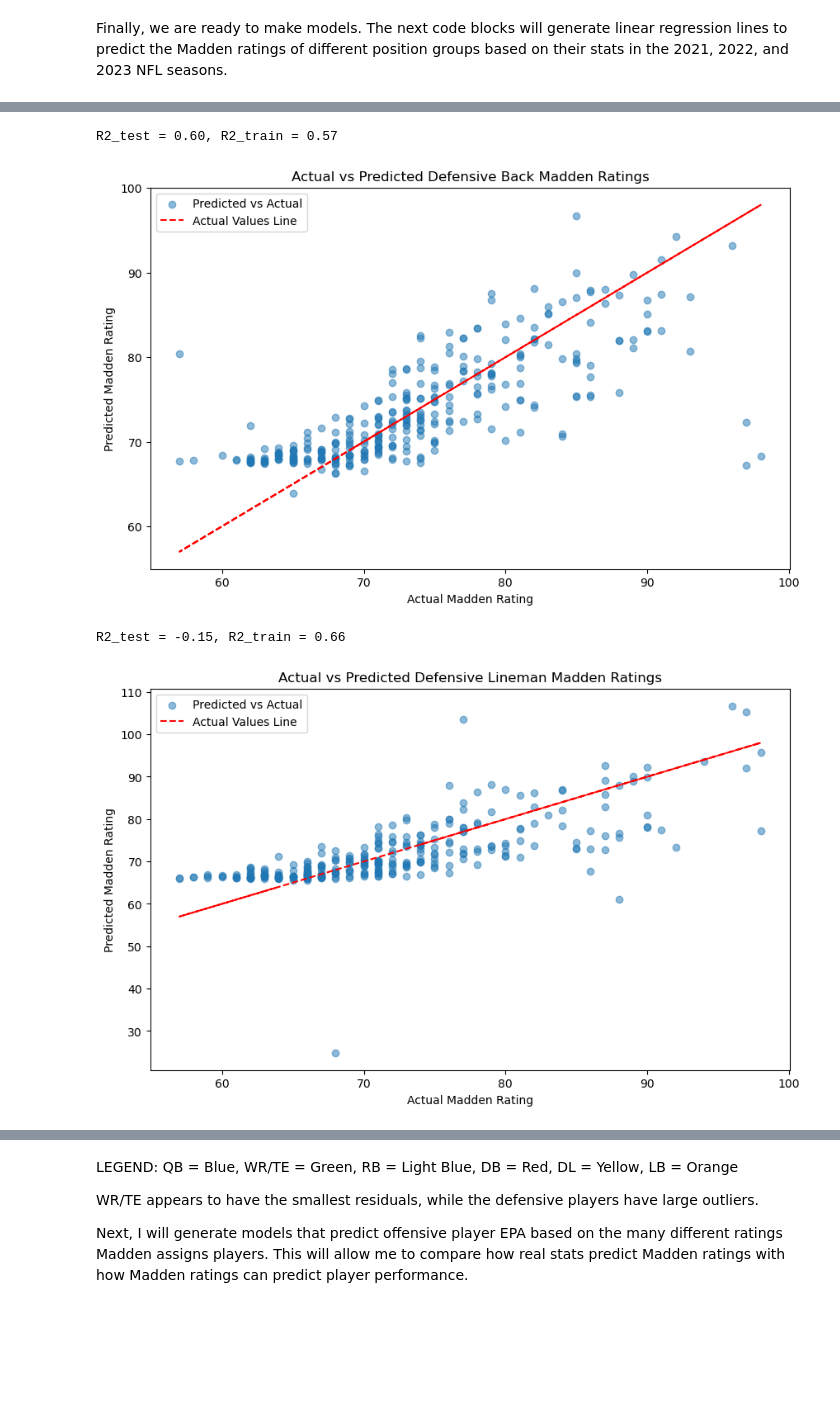
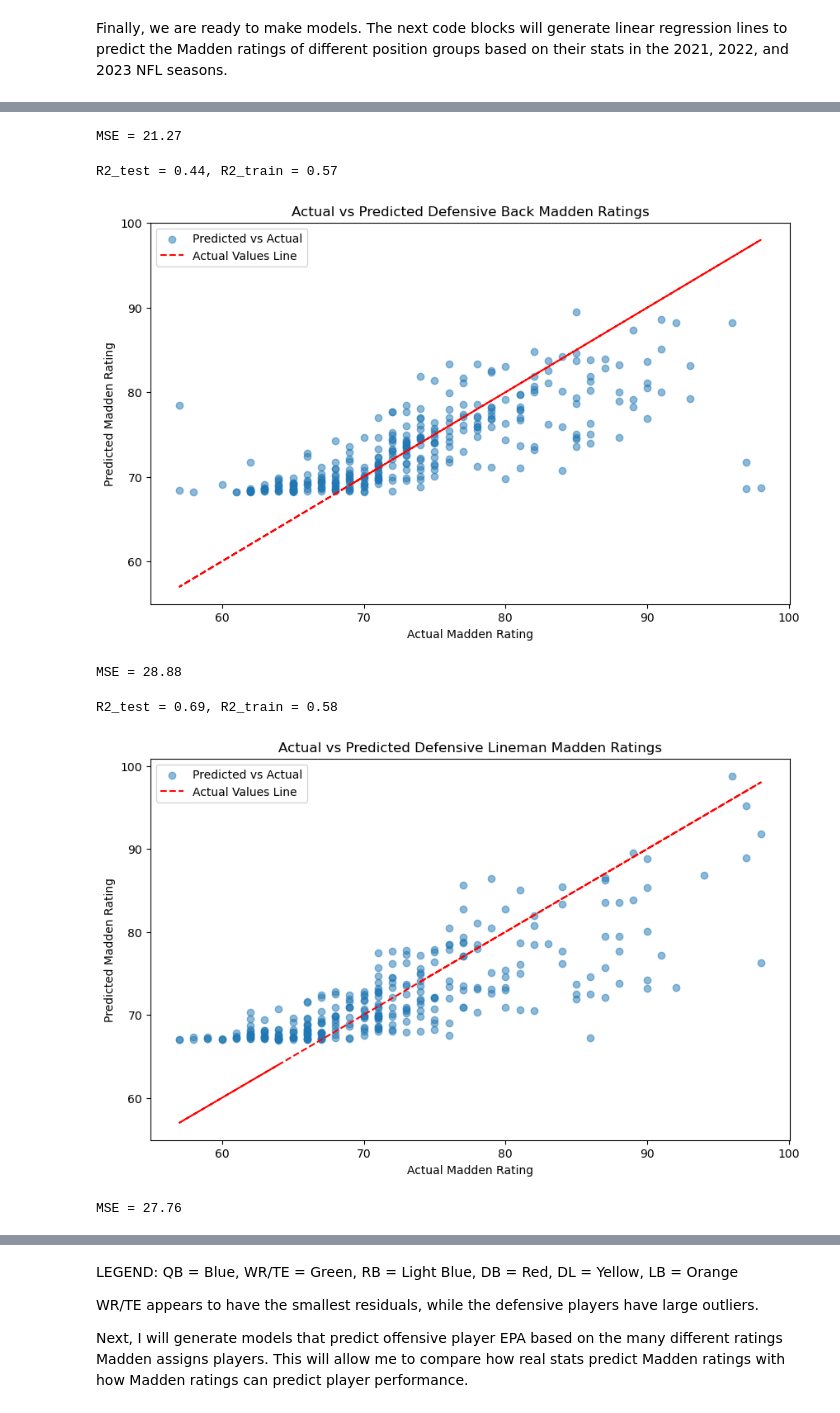
Before and after one commit to ogalinac/Galinac_Madden_score, a Jupyter notebook: Madden.ipynb, the cells around one changed output, grey strips where cells are left out. Cells and saved outputs as stored; diff of their text form; code cells hidden in the pictures; blank space fills up the shorter version.

```diff
--- a/Madden.ipynb
+++ b/Madden.ipynb
@@ -74,6 +77,9 @@ Now, a model can be created to predict the overall Madden ratings of players
 #Creating features and targets
 X = stats_2023_qb_reg[['games', 'completions', 'attempts', 'passing_yards', 'passing_tds', 'interceptions', 'sacks', 'sack_fumbles', 'sack_fumbles_lost', 'passing_air_yards', 'passing_yards_after_catch', 'passing_first_downs', 'passing_epa', 'passing_2pt_conversions', 'carries', 'rushing_yards', 'rushing_tds', 'rushing_fumbles', 'rushing_fumbles_lost', 'rushing_first_downs', 'rushing_epa', 'Age']]
 y = stats_2023_qb_reg['Overall']
+# %%
+#Set alpha for entire project
+madden_alpha = 1
 # %%
 X_train, X_test, y_train, y_test = train_test_split(X, y, test_size=0.2)
 
@@ -445,7 +451,10 @@ rb_comparison_df = pd.DataFrame({
     'position_group': stats_rb['position_group']
 })
 #Calculates MSE
-MSE_rb = calc_MSE(y, y_pred)
+MSE = calc_MSE(y, y_pred)
+print(f'MSE = {MSE:.2f}')
+# %% [output]
+MSE = 21.27
 # %%
 #Defensive Backs
 #Creating features and targets
@@ -459,18 +468,18 @@ ss.fit(X_train)
 X_scaled_train = ss.transform(X_train)
 X_scaled_test = ss.transform(X_test)
 
-# Fit the model
-model_linreg = LinearRegression()
-model_linreg.fit(X_scaled_train, y_train)
+# Fit the Lasso model
+lasso = Lasso(alpha=madden_alpha)
+lasso.fit(X_scaled_train, y_train)
 
 # Make predictions
-y_pred_train = model_linreg.predict(X_scaled_train)
-y_pred_test = model_linreg.predict(X_scaled_test)
-y_pred = model_linreg.predict(ss.transform(X))
+y_pred_train = lasso.predict(X_scaled_train)
+y_pred_test = lasso.predict(X_scaled_test)
+y_pred = lasso.predict(ss.transform(X))
 
 # Assess the model
-R2_train = model_linreg.score(X_scaled_train, y_train)
-R2_test = model_linreg.score(X_scaled_test, y_test)
+R2_train = lasso.score(X_scaled_train, y_train)
+R2_test = lasso.score(X_scaled_test, y_test)
 print(f'R2_test = {R2_test:.2f}, R2_train = {R2_train:.2f}')
 
 
@@ -485,8 +494,8 @@ plt.title('Actual vs Predicted Defensive Back Madden Ratings')
 plt.legend()
 plt.show()
 # %% [output]
-R2_test = 0.60, R2_train = 0.57
+R2_test = 0.44, R2_train = 0.57
-[figure, old version]
+[figure, new version]
 # %%
 #Creates a dataframe with the actual and predicted values for the defensive backs.
 db_comparison_df = pd.DataFrame({
@@ -496,48 +505,51 @@ db_comparison_df = pd.DataFrame({
     'position_group': stats_db['position_group']
 })
 #Calculates MSE
-MSE_db = calc_MSE(y, y_pred)
+MSE = calc_MSE(y, y_pred)
+print(f'MSE = {MSE:.2f}')
+# %% [output]
+MSE = 28.88
 # %%
 #Defensive Linemen
 #Creating features and targets
 X = stats_dl[['games', 'def_tackles', 'def_tackles_solo', 'def_tackles_with_assist', 'def_tackle_assists', 'def_tackles_for_loss', 'def_tackles_for_loss_yards', 'def_fumbles_forced', 'def_sacks', 'def_sack_yards', 'def_qb_hits', 'def_interceptions', 'def_interception_yards', 'def_passes_defended', 'def_fumbles', 'def_fumble_recovery_own', 'def_fumble_recovery_yards_own', 'def_fumble_recovery_yards_opp', 'def_safety', 'def_penalty', 'def_penalty_yards', 'Age']]
 y = stats_dl['Overall']
 X_train, X_test, y_train, y_test = train_test_split(X, y, test_size=0.2)
 
 # Standardize the features
 ss = StandardScaler()
 ss.fit(X_train)
 X_scaled_train = ss.transform(X_train)
 X_scaled_test = ss.transform(X_test)
 
-# Fit the model
-model_linreg = LinearRegression()
-model_linreg.fit(X_scaled_train, y_train)
+# Fit the Lasso model
+lasso = Lasso(alpha=madden_alpha)
+lasso.fit(X_scaled_train, y_train)
 
 # Make predictions
-y_pred_train = model_linreg.predict(X_scaled_train)
-y_pred_test = model_linreg.predict(X_scaled_test)
-y_pred = model_linreg.predict(ss.transform(X))
+y_pred_train = lasso.predict(X_scaled_train)
+y_pred_test = lasso.predict(X_scaled_test)
+y_pred = lasso.predict(ss.transform(X))
 
 # Assess the model
-R2_train = model_linreg.score(X_scaled_train, y_train)
-R2_test = model_linreg.score(X_scaled_test, y_test)
+R2_train = lasso.score(X_scaled_train, y_train)
+R2_test = lasso.score(X_scaled_test, y_test)
 print(f'R2_test = {R2_test:.2f}, R2_train = {R2_train:.2f}')
 
 
 # Plotting the actual vs predicted values
 
 plt.figure(figsize=(10, 6))
 plt.scatter(y, y_pred, alpha=0.5, label='Predicted vs Actual')
 plt.plot(y, y, color='red', linestyle='--', label='Actual Values Line')
 plt.xlabel('Actual Madden Rating')
 plt.ylabel('Predicted Madden Rating')
 plt.title('Actual vs Predicted Defensive Lineman Madden Ratings')
 plt.legend()
 plt.show()
 # %% [output]
-R2_test = -0.15, R2_train = 0.66
+R2_test = 0.69, R2_train = 0.58
-[figure, old version]
+[figure, new version]
 # %%
 #Creates a dataframe with the actual and predicted values for the defensive linemen.
 dl_comparison_df = pd.DataFrame({
@@ -547,7 +559,10 @@ dl_comparison_df = pd.DataFrame({
     'position_group': stats_dl['position_group']
 })
 #Calculates MSE
-MSE_dl = calc_MSE(y, y_pred)
+MSE = calc_MSE(y, y_pred)
+print(f'MSE = {MSE:.2f}')
+# %% [output]
+MSE = 27.76
 # %%
 #Linebackers
 #Creating features and targets
```
Also changed, not shown: parts of 18 cells of this notebook.
